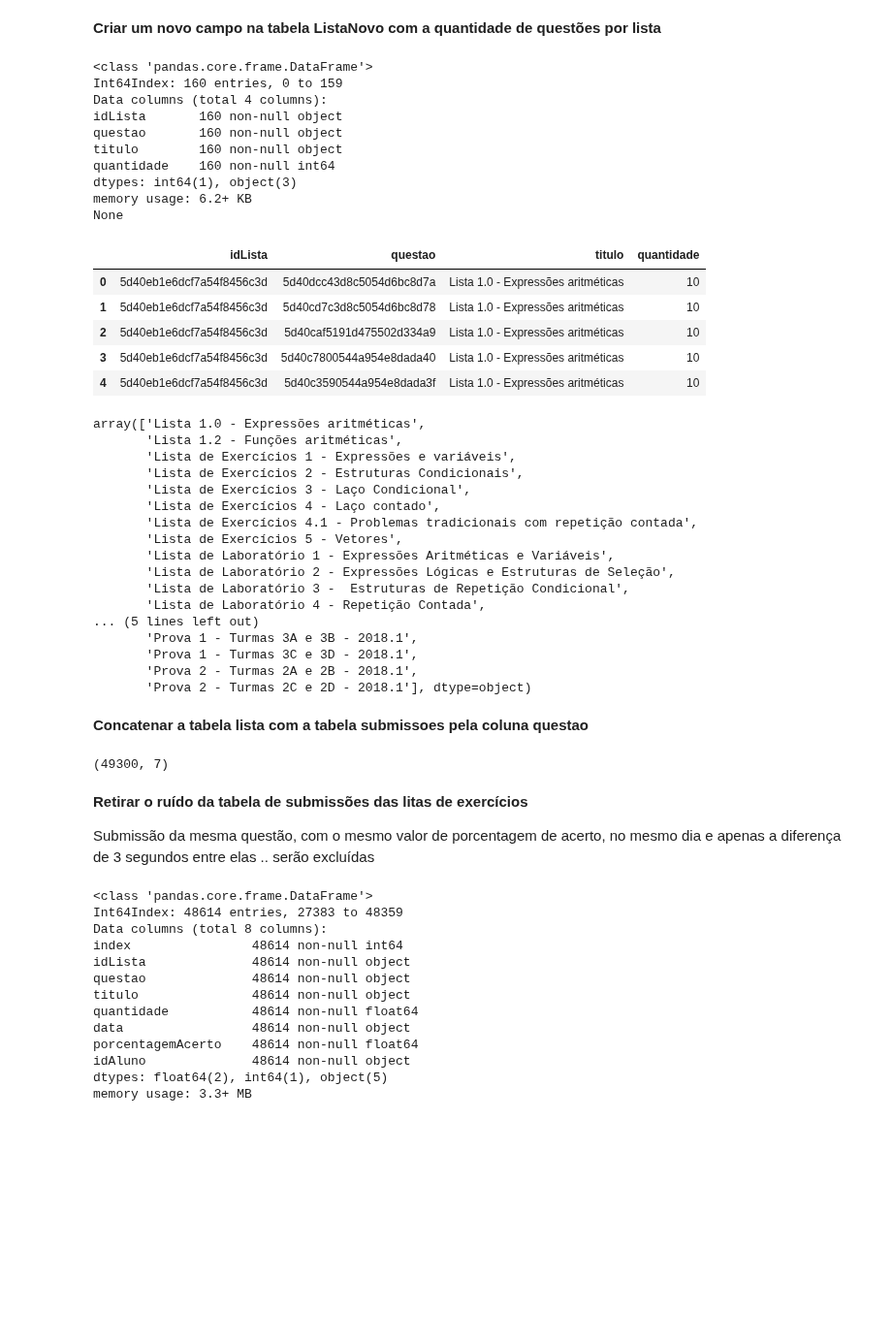
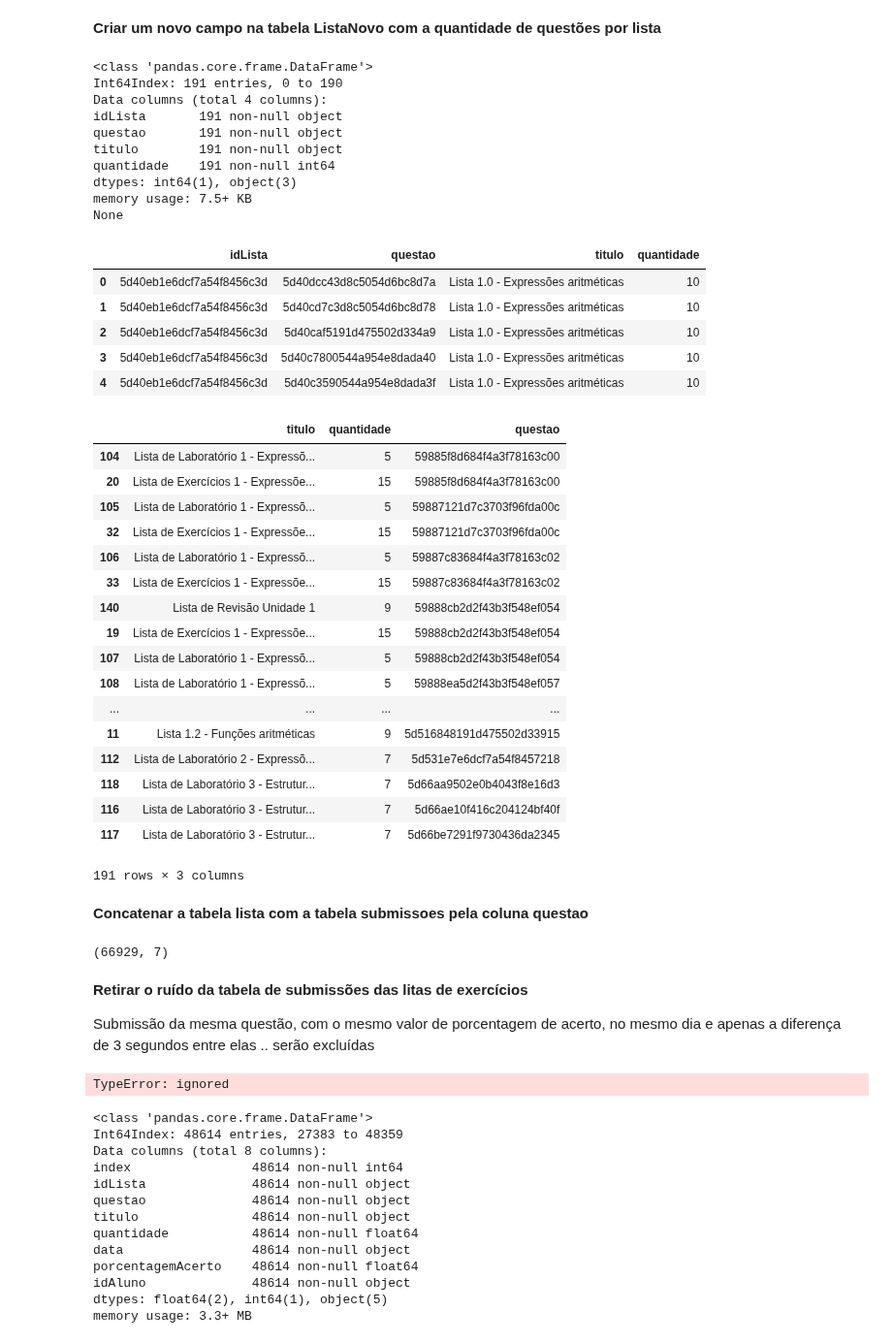
Before and after one commit to repitta/CienciaDeDadosEducacionais, a Jupyter notebook: pre-processoLOP.ipynb, the cells around one changed output. Shown at 97% size. Cells and saved outputs as stored; diff of their text form; code cells hidden in the pictures; blank space fills up the shorter version.

Commit message:
tem um erro no nome das lista de atividades

```diff
--- a/pre-processoLOP.ipynb
+++ b/pre-processoLOP.ipynb
@@ -466,7 +486,7 @@ print(listaNovo.shape)
 # %%
 #Apagar as ocorrências em que a mesma questão está em várias listas, só mantendo a primeira lista que ela foi cadastrada
 listaNovo = listaNovo.sort_values(by="titulo")
-listaNovo.drop_duplicates( subset="questao", keep='last', inplace=True)
+#listaNovo.drop_duplicates( subset="questao", keep='last', inplace=True)
 quantidade=listaNovo.groupby("idLista").count()
 quantidade = quantidade.reset_index()
 quantidade = quantidade.drop('titulo',axis=1)
@@ -476,14 +496,14 @@ print(listaNovo.info())
 listaNovo.head()
 # %% [output]
 <class 'pandas.core.frame.DataFrame'>
-Int64Index: 160 entries, 0 to 159
+Int64Index: 191 entries, 0 to 190
 Data columns (total 4 columns):
-idLista       160 non-null object
-questao       160 non-null object
-titulo        160 non-null object
-quantidade    160 non-null int64
+idLista       191 non-null object
+questao       191 non-null object
+titulo        191 non-null object
+quantidade    191 non-null int64
 dtypes: int64(1), object(3)
-memory usage: 6.2+ KB
+memory usage: 7.5+ KB
 None
 |  | idLista | questao | titulo | quantidade |
 | 0 | 5d40eb1e6dcf7a54f8456c3d | 5d40dcc43d8c5054d6bc8d7a | Lista 1.0 - Expressões aritméticas | 10 |
@@ -492,32 +512,33 @@ None
 | 3 | 5d40eb1e6dcf7a54f8456c3d | 5d40c7800544a954e8dada40 | Lista 1.0 - Expressões aritméticas | 10 |
 | 4 | 5d40eb1e6dcf7a54f8456c3d | 5d40c3590544a954e8dada3f | Lista 1.0 - Expressões aritméticas | 10 |
 # %%
-listaNovo["titulo"].sort_values().unique()
+listaNovo[["titulo","quantidade","questao"]].sort_values(by="questao")
 # %% [output]
+|  | titulo | quantidade | questao |
+| 104 | Lista de Laboratório 1 - Expressõ... | 5 | 59885f8d684f4a3f78163c00 |
+| 20 | Lista de Exercícios 1 - Expressõe... | 15 | 59885f8d684f4a3f78163c00 |
+| 105 | Lista de Laboratório 1 - Expressõ... | 5 | 59887121d7c3703f96fda00c |
+| 32 | Lista de Exercícios 1 - Expressõe... | 15 | 59887121d7c3703f96fda00c |
+| 106 | Lista de Laboratório 1 - Expressõ... | 5 | 59887c83684f4a3f78163c02 |
+| 33 | Lista de Exercícios 1 - Expressõe... | 15 | 59887c83684f4a3f78163c02 |
+| 140 | Lista de Revisão Unidade 1 | 9 | 59888cb2d2f43b3f548ef054 |
+| 19 | Lista de Exercícios 1 - Expressõe... | 15 | 59888cb2d2f43b3f548ef054 |
+| 107 | Lista de Laboratório 1 - Expressõ... | 5 | 59888cb2d2f43b3f548ef054 |
+| 108 | Lista de Laboratório 1 - Expressõ... | 5 | 59888ea5d2f43b3f548ef057 |
+| ... | ... | ... | ... |
+| 11 | Lista 1.2 - Funções aritméticas | 9 | 5d516848191d475502d33915 |
+| 112 | Lista de Laboratório 2 - Expressõ... | 7 | 5d531e7e6dcf7a54f8457218 |
+| 118 | Lista de Laboratório 3 - Estrutur... | 7 | 5d66aa9502e0b4043f8e16d3 |
+| 116 | Lista de Laboratório 3 - Estrutur... | 7 | 5d66ae10f416c204124bf40f |
+| 117 | Lista de Laboratório 3 - Estrutur... | 7 | 5d66be7291f9730436da2345 |
-array(['Lista 1.0 - Expressões aritméticas',
-       'Lista 1.2 - Funções aritméticas',
-       'Lista de Exercícios 1 - Expressões e variáveis',
-       'Lista de Exercícios 2 - Estruturas Condicionais',
-       'Lista de Exercícios 3 - Laço Condicional',
-       'Lista de Exercícios 4 - Laço contado',
-       'Lista de Exercícios 4.1 - Problemas tradicionais com repetição contada',
-       'Lista de Exercícios 5 - Vetores',
-       'Lista de Laboratório 1 - Expressões Aritméticas e Variáveis',
-       'Lista de Laboratório 2 - Expressões Lógicas e Estruturas de Seleção',
-       'Lista de Laboratório 3 -  Estruturas de Repetição Condicional',
-       'Lista de Laboratório 4 - Repetição Contada',
-... (5 lines left out)
-       'Prova 1 - Turmas 3A e 3B - 2018.1',
-       'Prova 1 - Turmas 3C e 3D - 2018.1',
-       'Prova 2 - Turmas 2A e 2B - 2018.1',
-       'Prova 2 - Turmas 2C e 2D - 2018.1'], dtype=object)
+191 rows × 3 columns
 # %% [markdown]
 **Concatenar a tabela lista com a tabela submissoes pela coluna questao**
 # %%
 mergeSubLista = pd.merge(right= tabSub, left = listaNovo, on='questao', how="outer")
 print(mergeSubLista.shape)
 # %% [output]
-(49300, 7)
+(66929, 7)
 # %% [markdown]
 **Retirar o ruído da tabela de submissões das litas de exercícios**
 <p>
@@ -532,6 +553,8 @@ for i in mergeSubLista.index:
   if (i < len(mergeSubLista) ):
     if(mergeSubLista["idAluno"].iloc[i] == mergeSubLista["idAluno"].iloc[i+1]):
       if(mergeSubLista["questao"].iloc[i] == mergeSubLista["questao"].iloc[i+1]):
-        if(mergeSubLista["data"].iloc[i+1] - mergeSubLista["data"].iloc[i] < t):
+        if((mergeSubLista["data"].iloc[i+1] - mergeSubLista["data"].iloc[i]) < t):
           if(mergeSubLista["porcentagemAcerto"].iloc[i] == mergeSubLista["porcentagemAcerto"].iloc[i+1]):
              mergeSubLista =mergeSubLista.drop(mergeSubLista.index[[i]])
+# %% [output]
+TypeError: ignored
```
Also changed, not shown: parts of 2 cells of this notebook.
